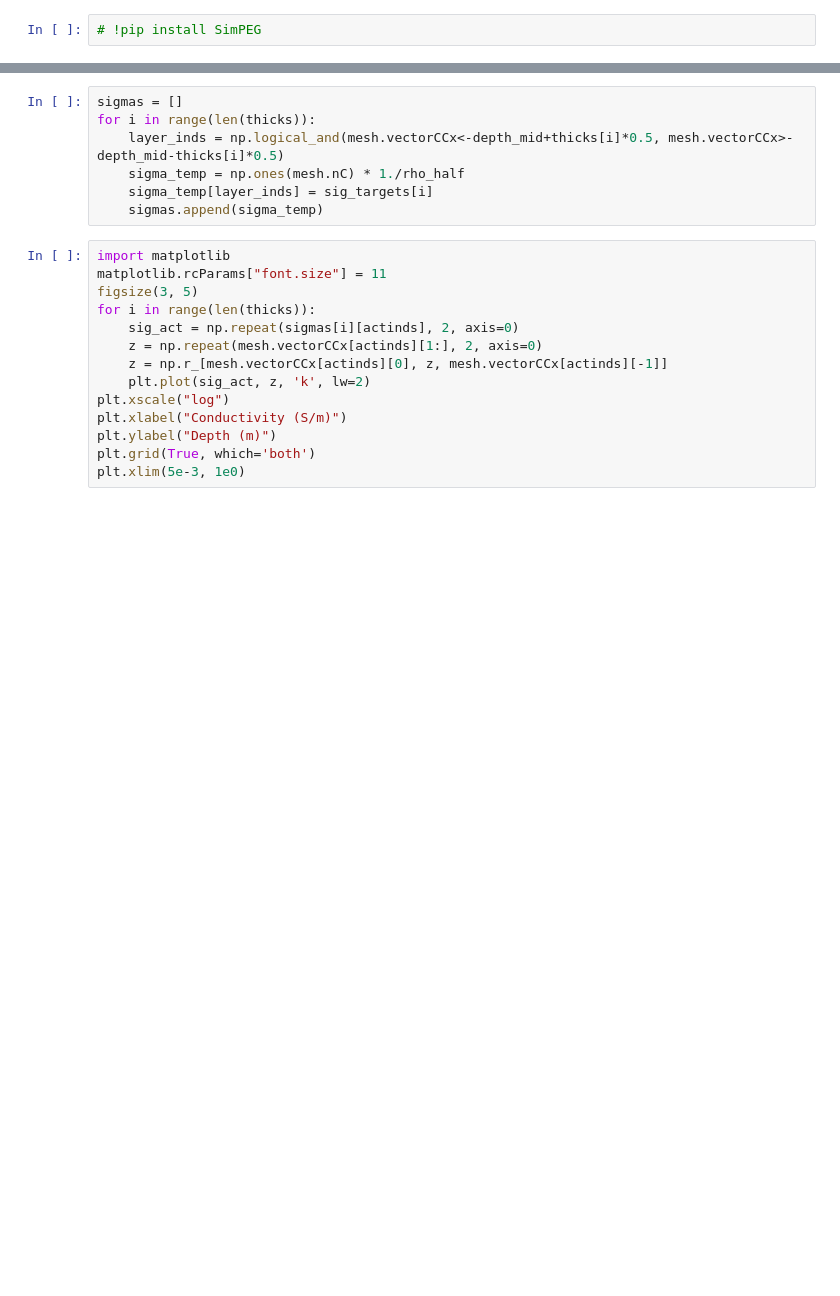
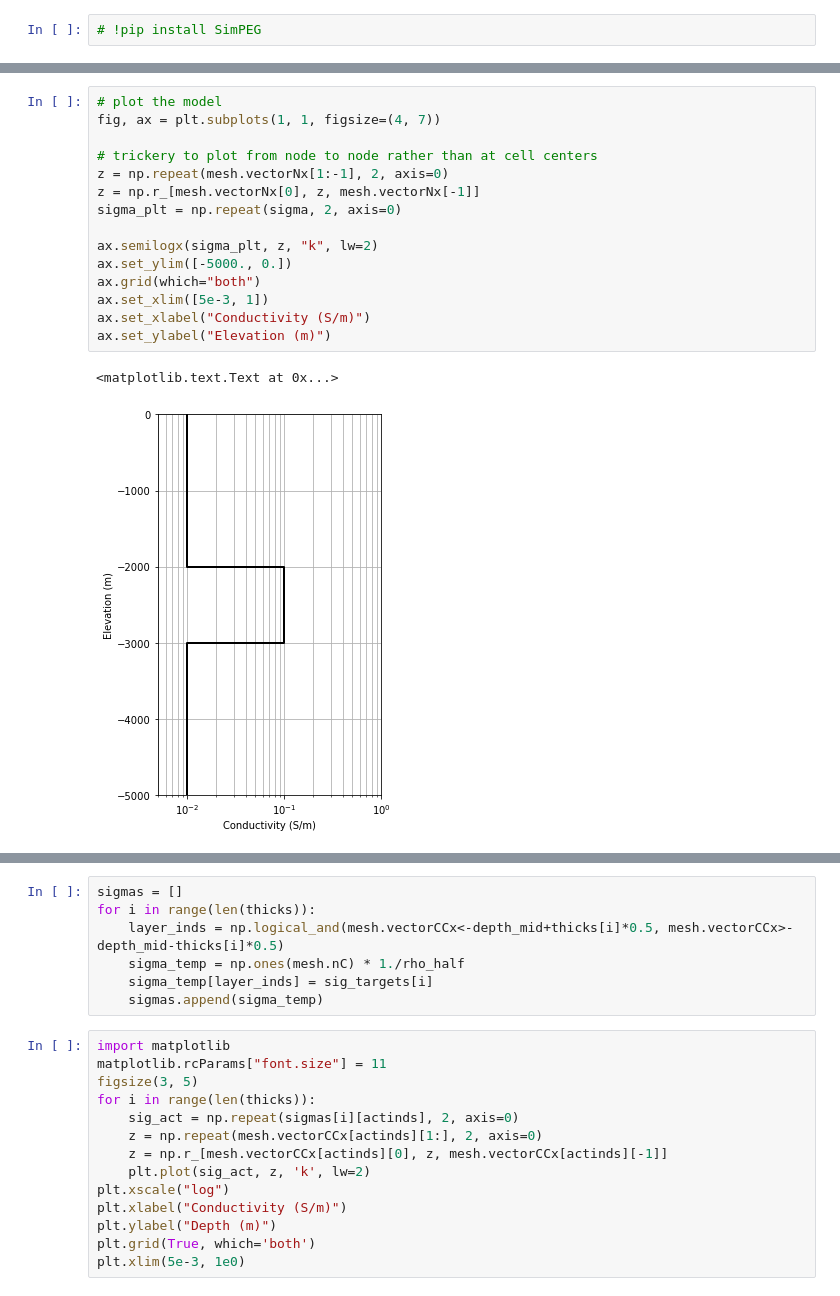
Before and after one commit to geoscixyz/computation, a Jupyter notebook: notebooks/MTtutorial/MT1D_Simulation_MutiFreqs.ipynb, the cells around one changed output, grey strips where cells are left out. Cells and saved outputs as stored; diff of their text form; blank space fills up the shorter version.

```diff
--- a/notebooks/MTtutorial/MT1D_Simulation_MutiFreqs.ipynb
+++ b/notebooks/MTtutorial/MT1D_Simulation_MutiFreqs.ipynb
@@ -111,0 +159,18 @@ def MTsimulation(mesh, sigma, frequency):
+# %%
+# plot the model
+fig, ax = plt.subplots(1, 1, figsize=(4, 7))
+
+# trickery to plot from node to node rather than at cell centers
+z = np.repeat(mesh.vectorNx[1:-1], 2, axis=0)
+z = np.r_[mesh.vectorNx[0], z, mesh.vectorNx[-1]]
+sigma_plt = np.repeat(sigma, 2, axis=0)
+
+ax.semilogx(sigma_plt, z, "k", lw=2)
+ax.set_ylim([-5000., 0.])
+ax.grid(which="both")
+ax.set_xlim([5e-3, 1])
+ax.set_xlabel("Conductivity (S/m)")
+ax.set_ylabel("Elevation (m)")
+# %% [output]
+<matplotlib.text.Text at 0x...>
+[figure, added]
```
Also changed, not shown: parts of 35 cells of this notebook, 3 other files.
